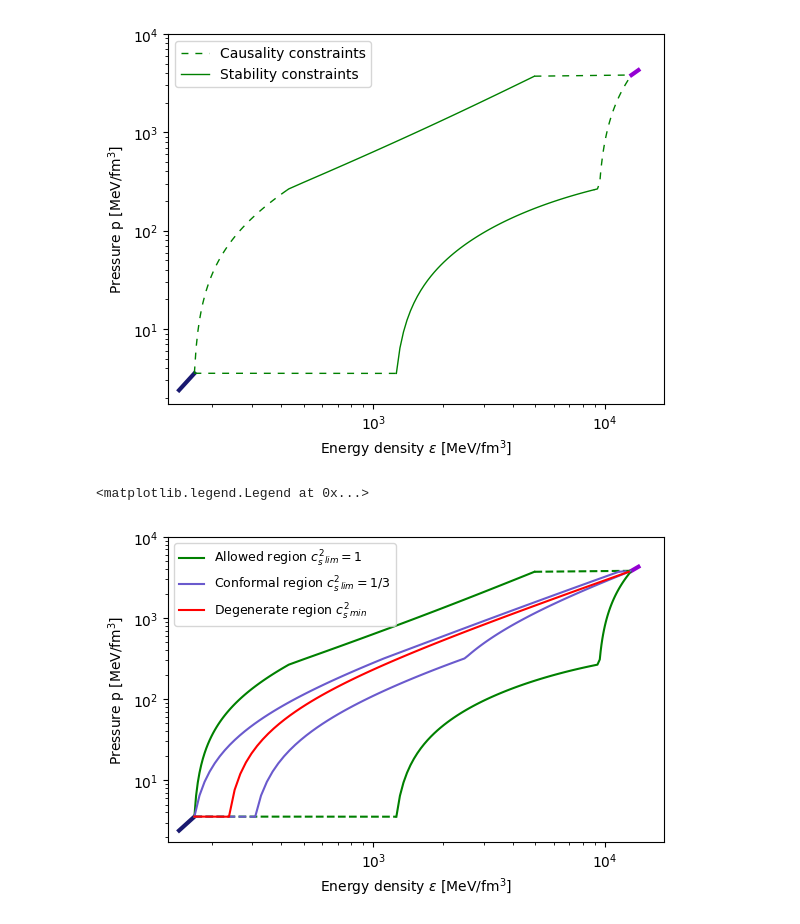
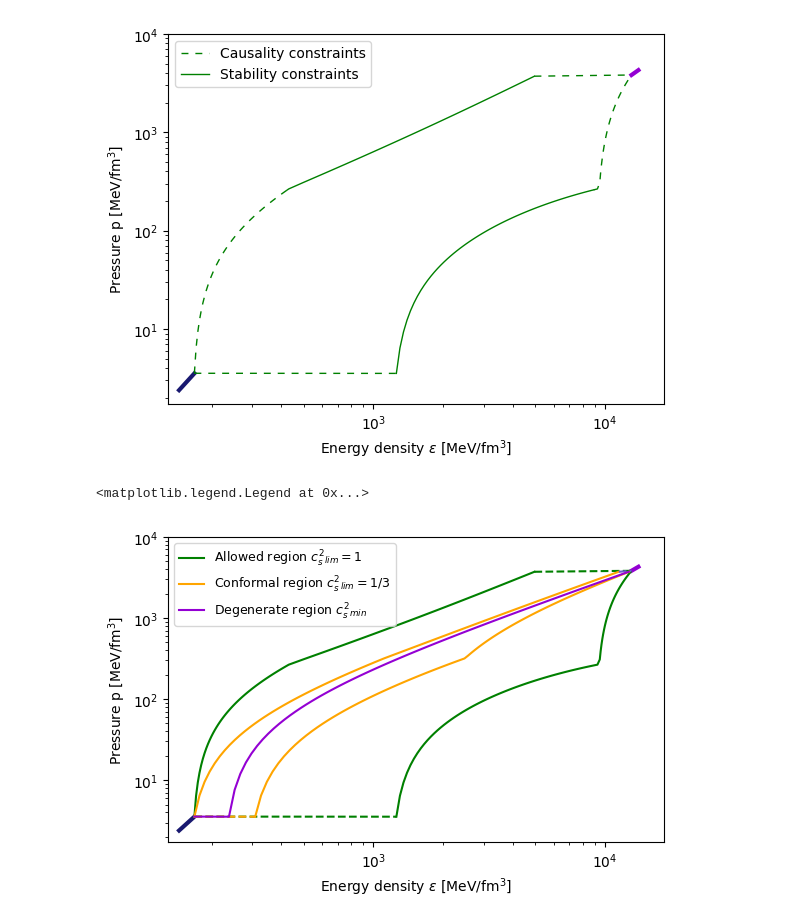
Before and after one commit to laffytaffyz/neutron-star-eos-research-project, a Jupyter notebook: research notebook.ipynb, the cells around one changed output. Saved outputs shown, nothing was run; the diff lists cells and outputs as text; code cells hidden in the pictures.

```diff
--- a/research notebook.ipynb
+++ b/research notebook.ipynb
@@ -360,33 +406,33 @@ ax.legend(loc='upper left')
 # %%
 # Figure 5
 # Komoltsev & Kurkela (2022) pQCD-χEFT interpolation pressure-energy density plot
 fig, ax = plt.subplots()
 ax.set_xscale('log')
 ax.set_yscale('log')
 ax.set_xlim([130,18000])
 ax.set_ylim([1.75,10**4])
 ax.set_xlabel(r"Energy density $\epsilon$ [MeV/fm$^3$]")
 ax.set_ylabel(r"Pressure p [MeV/fm$^3$]")
 ax.set_aspect(0.35)
 plt.plot([ePQCD*10**3,-4284+6.87*2.65*10**3], [pPQCD*10**3,4284],linewidth=3,color='darkviolet')
 plt.plot([144.8,eL*10**3], [2.392,pL*10**3],linewidth=3,color='midnightblue')
 
 plt.plot(pqcd_cs2_1[0][0][1:],pqcd_cs2_1[0][1][1:],color='green',label=r'Allowed region $c_s^2$$_{lim} = 1$')
 plt.plot(pqcd_cs2_1[1][0][:-1],pqcd_cs2_1[1][1][:-1],color='green')
 plt.plot(pqcd_cs2_1[0][0][0:2],pqcd_cs2_1[0][1][0:2],color='green',linestyle='--')
 plt.plot(pqcd_cs2_1[1][0][-2:len(pqcd_cs2_1[1][0])],pqcd_cs2_1[1][1][-2:len(pqcd_cs2_1[1][0])],color='green',linestyle='--')
 
-plt.plot(pqcd_cs2_13[0][0][1:],pqcd_cs2_13[0][1][1:],color='slateblue',label=r'Conformal region $c_s^2$$_{lim} = 1/3$')
-plt.plot(pqcd_cs2_13[1][0][:-1],pqcd_cs2_13[1][1][:-1],color='slateblue')
-plt.plot(pqcd_cs2_13[0][0][0:2],pqcd_cs2_13[0][1][0:2],color='slateblue',linestyle='--')
+plt.plot(pqcd_cs2_13[0][0][1:],pqcd_cs2_13[0][1][1:],color='orange',label=r'Conformal region $c_s^2$$_{lim} = 1/3$')
+plt.plot(pqcd_cs2_13[1][0][:-1],pqcd_cs2_13[1][1][:-1],color='orange')
+plt.plot(pqcd_cs2_13[0][0][0:2],pqcd_cs2_13[0][1][0:2],color='orange',linestyle='--')
 plt.plot(pqcd_cs2_13[1][0][-2:len(pqcd_cs2_13[1][0])],pqcd_cs2_13[1][1][-2:len(pqcd_cs2_13[1][0])],color='slateblue',linestyle='--')
 
-plt.plot(pqcd_cs2_min_pe[0][0],pqcd_cs2_min_pe[0][1],color='red',label=r'Degenerate region $c_s^2$$_{min}$')
+plt.plot(pqcd_cs2_min_pe[0][0],pqcd_cs2_min_pe[0][1],color='darkviolet',label=r'Degenerate region $c_s^2$$_{min}$')
 
 ax.legend(loc='upper left',fontsize=9)
 # %% [output]
 <matplotlib.legend.Legend at 0x...>
-[figure, old version]
+[figure, new version]
 # %%
 # Figure 6
 # Komoltsev & Kurkela (2022) pQCD-χEFT interpolation mass radius plot
```
Also changed, not shown: parts of 6 cells of this notebook, 3 other files.
